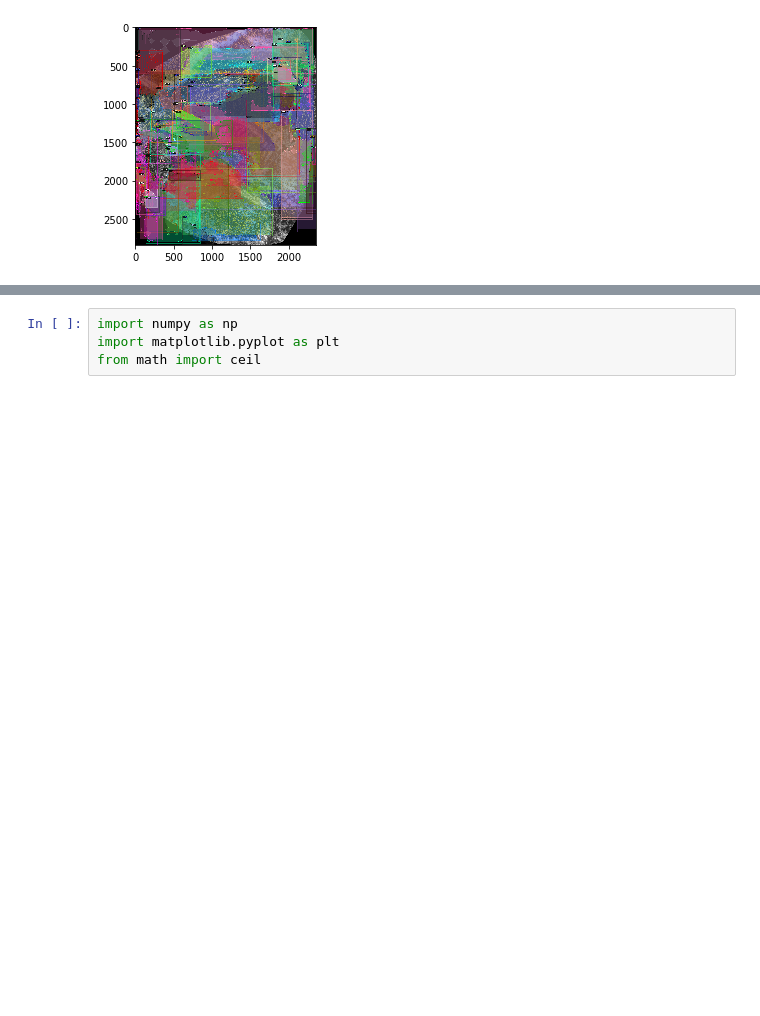
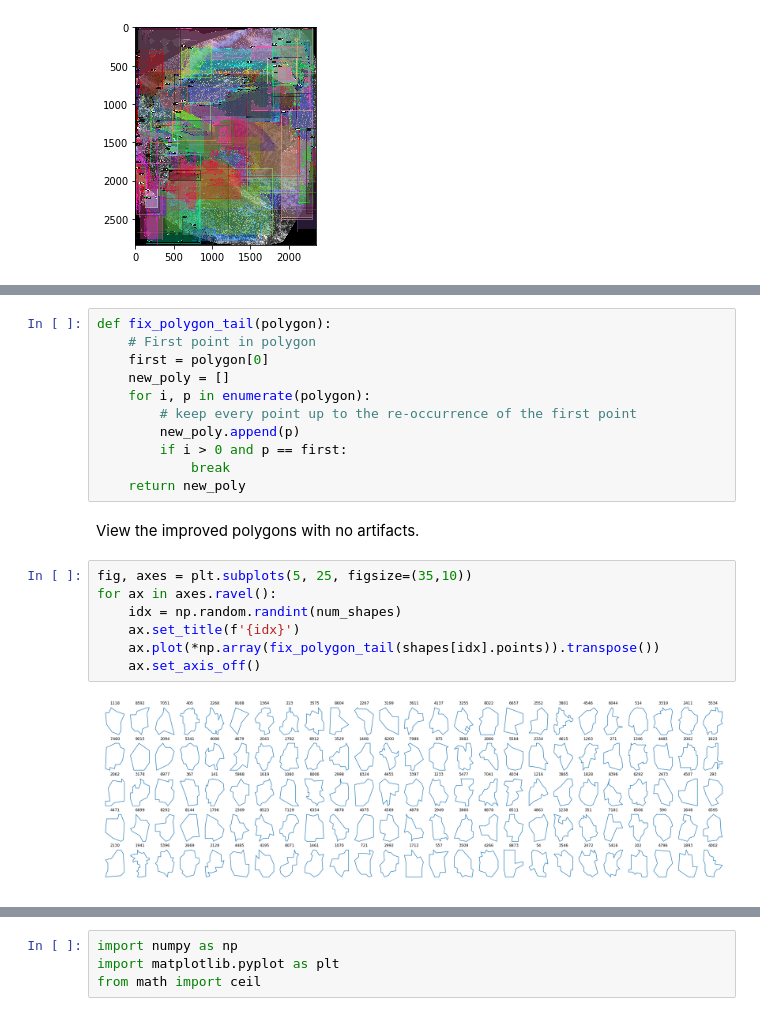
Before and after one commit to tomginsberg/drone-tree-id, a Jupyter notebook: notebooks/notebook.ipynb, the cells around one changed output, grey strips where cells are left out. Saved outputs shown, nothing was run; the diff lists cells and outputs as text; blank space fills up the shorter version.

```diff
--- a/notebooks/notebook.ipynb
+++ b/notebooks/notebook.ipynb
@@ -142,0 +184,22 @@ Clearly the model is not intended to work on extremely large orthographic images
+# %%
+def fix_polygon_tail(polygon):
+    # First point in polygon
+    first = polygon[0]
+    new_poly = []
+    for i, p in enumerate(polygon):
+        # keep every point up to the re-occurrence of the first point
+        new_poly.append(p)
+        if i > 0 and p == first:
+            break
+    return new_poly
+# %% [markdown]
+View the improved polygons with no artifacts.
+# %%
+fig, axes = plt.subplots(5, 25, figsize=(35,10))
+for ax in axes.ravel():
+    idx = np.random.randint(num_shapes)
+    ax.set_title(f'{idx}')
+    ax.plot(*np.array(fix_polygon_tail(shapes[idx].points)).transpose())
+    ax.set_axis_off()
+# %% [output]
+[figure, added]
```
Also changed, not shown: parts of 19 cells of this notebook, 1 other file.
